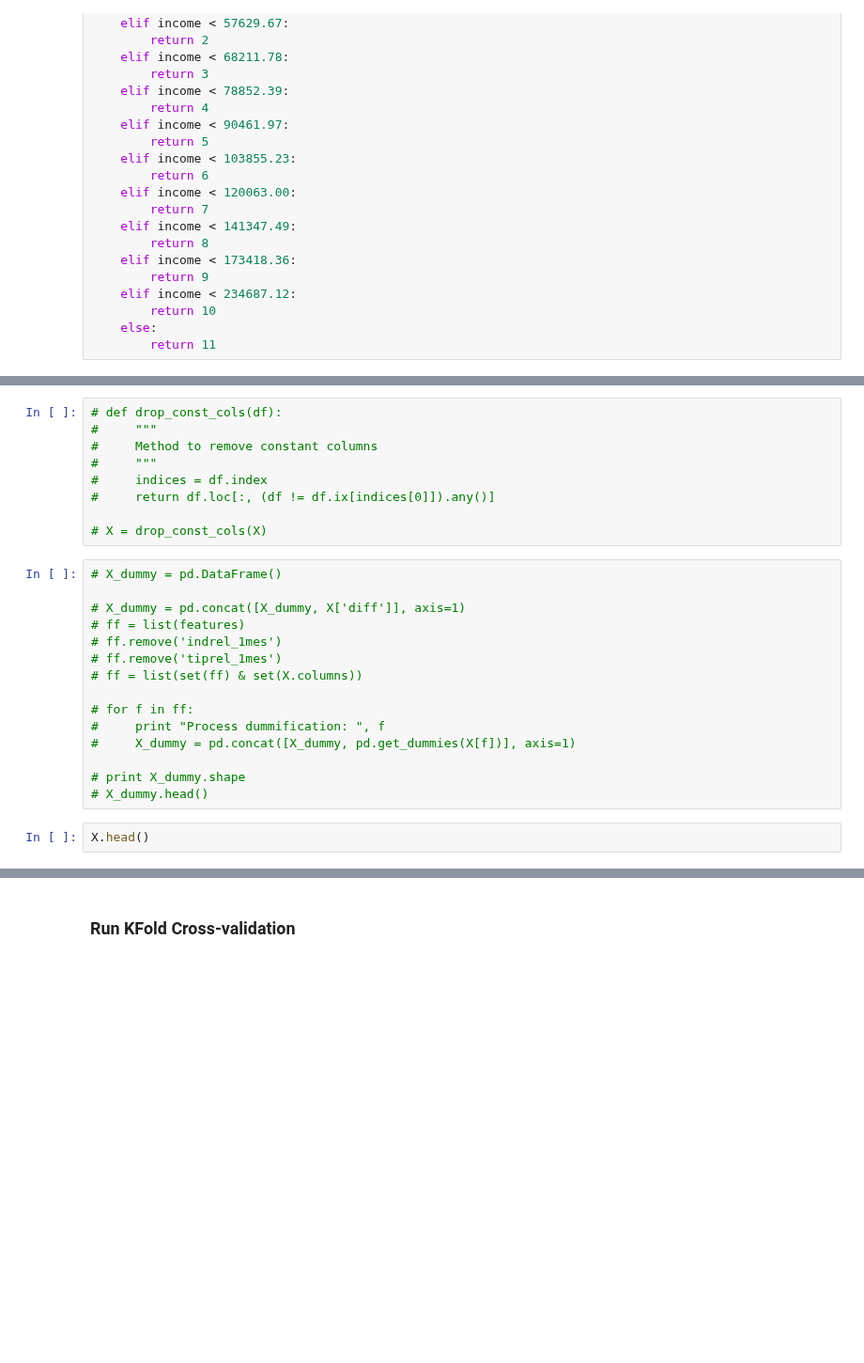
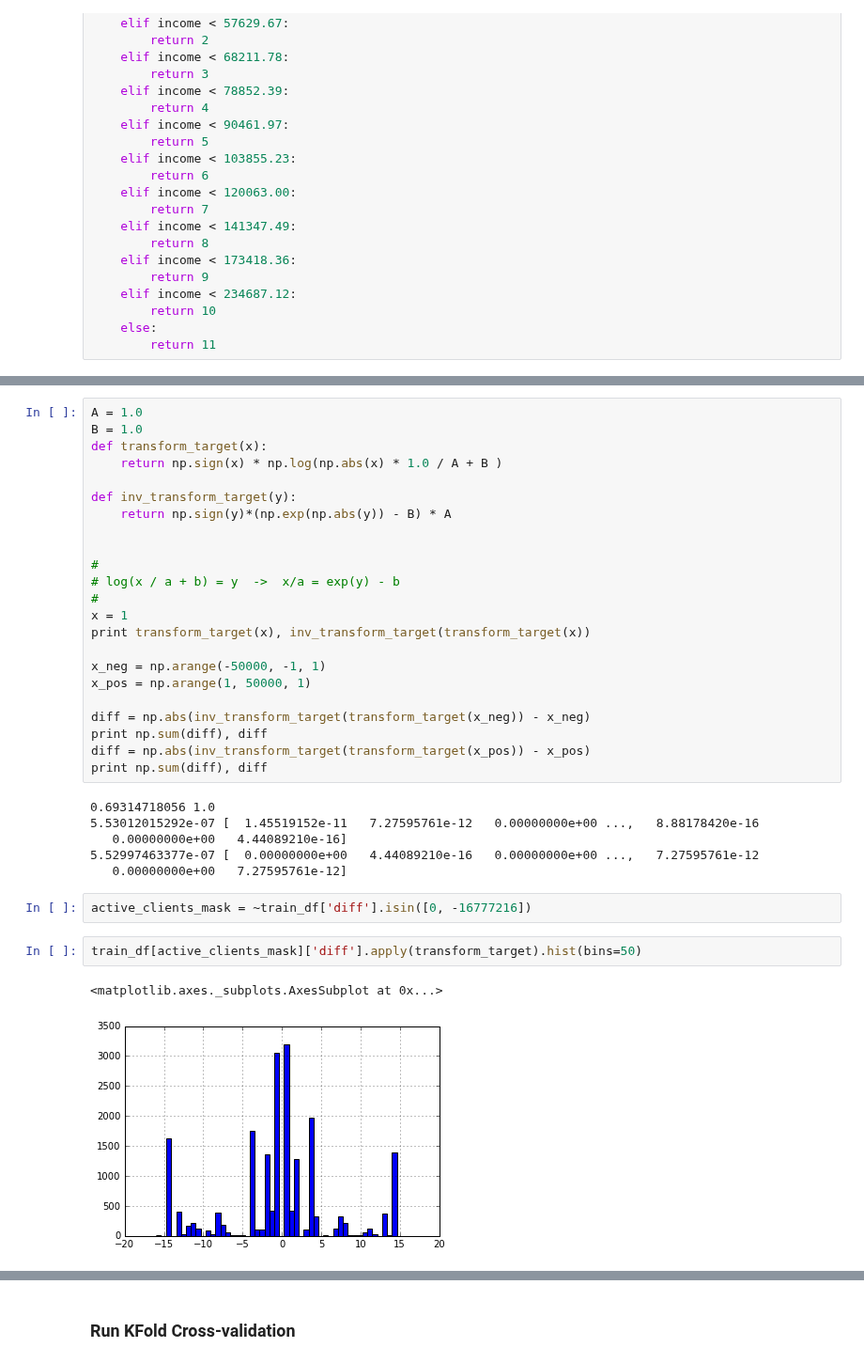
Before and after one commit to vfdev-5/SPR, a Jupyter notebook: keras/NN_predictions_2_CV_active_clients2.ipynb, the cells around one changed output, grey strips where cells are left out. Shown at 94% size. Drawn from its saved outputs; the diff is of its cells as text; blank space fills up the shorter version.

```diff
--- a/keras/NN_predictions_2_CV_active_clients2.ipynb
+++ b/keras/NN_predictions_2_CV_active_clients2.ipynb
@@ -514,26 +373,36 @@ X.loc[:,'renta'] = X['renta'].apply(get_income_group_index)
-# %%
-# def drop_const_cols(df):
-#     """
-#     Method to remove constant columns
-#     """
-#     indices = df.index
-#     return df.loc[:, (df != df.ix[indices[0]]).any()]
-
-# X = drop_const_cols(X)
-# %%
-# X_dummy = pd.DataFrame()
-
-# X_dummy = pd.concat([X_dummy, X['diff']], axis=1)
-# ff = list(features)
-# ff.remove('indrel_1mes')
-# ff.remove('tiprel_1mes')
-# ff = list(set(ff) & set(X.columns))
-
-# for f in ff:
-#     print "Process dummification: ", f
-#     X_dummy = pd.concat([X_dummy, pd.get_dummies(X[f])], axis=1)
-
-# print X_dummy.shape
-# X_dummy.head()
-# %%
-X.head()
+# %%
+A = 1.0
+B = 1.0
+def transform_target(x):
+    return np.sign(x) * np.log(np.abs(x) * 1.0 / A + B )
+
+def inv_transform_target(y):
+    return np.sign(y)*(np.exp(np.abs(y)) - B) * A
+
+
+#
+# log(x / a + b) = y  ->  x/a = exp(y) - b
+#
+x = 1
+print transform_target(x), inv_transform_target(transform_target(x))
+
+x_neg = np.arange(-50000, -1, 1)
+x_pos = np.arange(1, 50000, 1)
+
+diff = np.abs(inv_transform_target(transform_target(x_neg)) - x_neg)
+print np.sum(diff), diff
+diff = np.abs(inv_transform_target(transform_target(x_pos)) - x_pos)
+print np.sum(diff), diff
+# %% [output]
+0.69314718056 1.0
+5.53012015292e-07 [  1.45519152e-11   7.27595761e-12   0.00000000e+00 ...,   8.88178420e-16
+   0.00000000e+00   4.44089210e-16]
+5.52997463377e-07 [  0.00000000e+00   4.44089210e-16   0.00000000e+00 ...,   7.27595761e-12
+   0.00000000e+00   7.27595761e-12]
+# %%
+active_clients_mask = ~train_df['diff'].isin([0, -16777216])
+# %%
+train_df[active_clients_mask]['diff'].apply(transform_target).hist(bins=50)
+# %% [output]
+<matplotlib.axes._subplots.AxesSubplot at 0x...>
+[figure, added]
```
Also changed, not shown: parts of 68 cells of this notebook, 2 other files.
